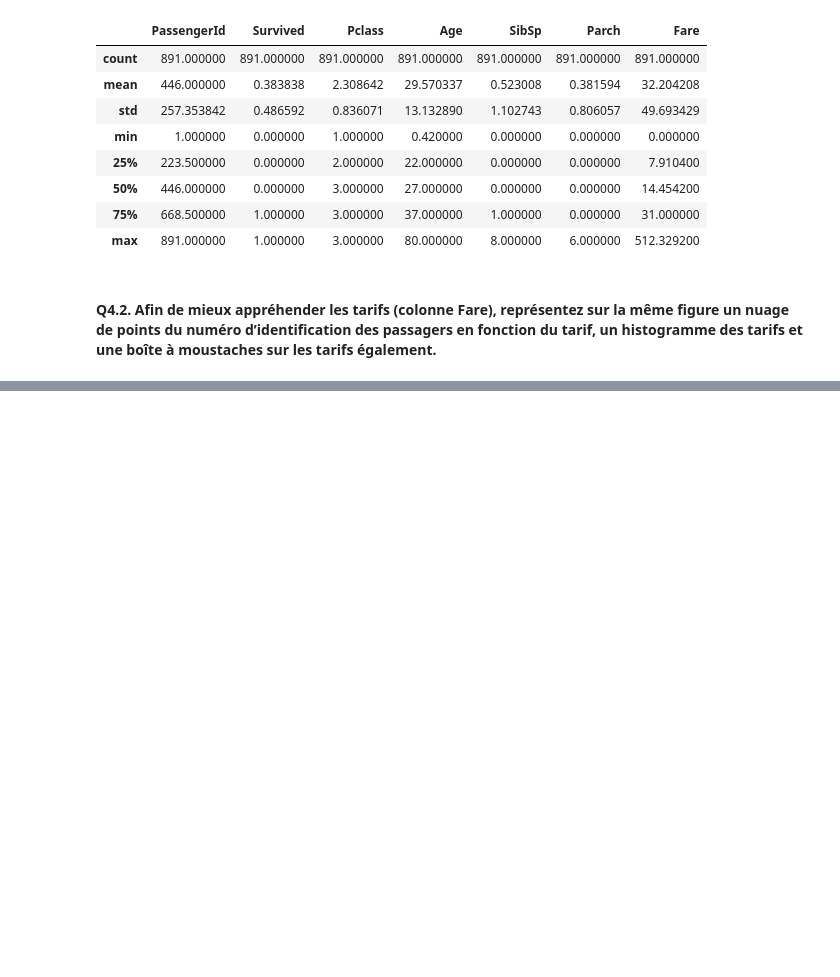
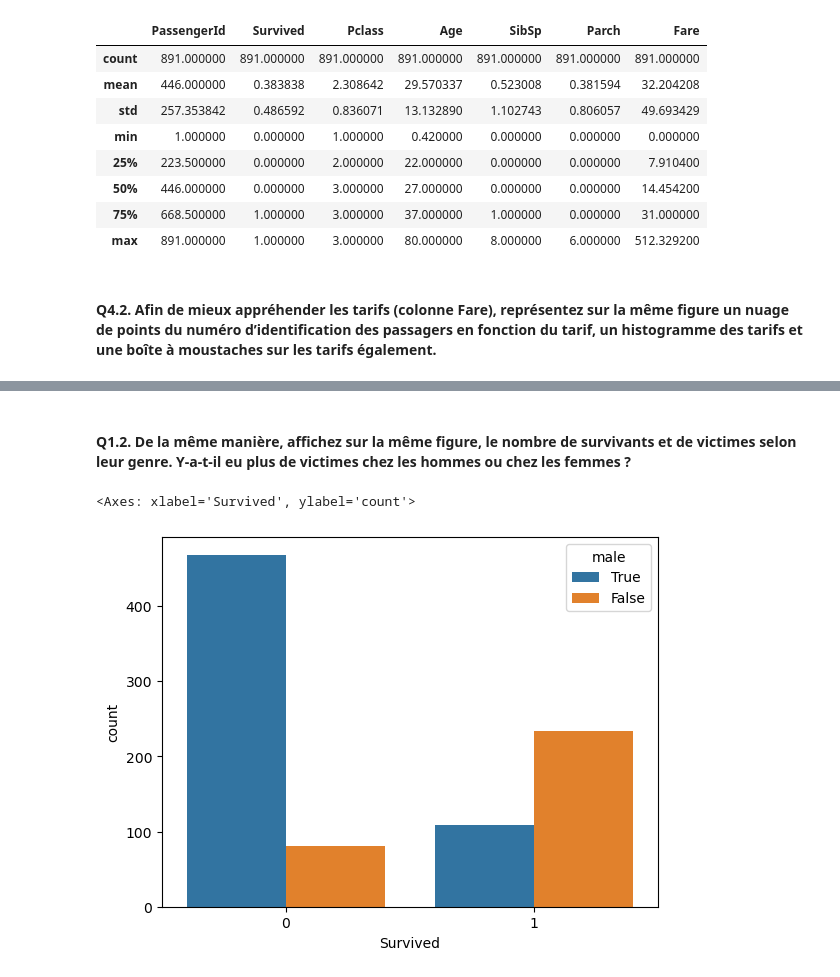
Before and after one commit to AntoineHazebrouck/modelisation-mathematique, a Jupyter notebook: tp6/tp6.ipynb, the cells around one changed output, grey strips where cells are left out. Drawn from its saved outputs; the diff is of its cells as text; code cells hidden in the pictures; blank space fills up the shorter version.

```diff
--- a/tp6/tp6.ipynb
+++ b/tp6/tp6.ipynb
@@ -633,0 +645,7 @@ ValueError: figure size must be positive finite not (30, -1)
+# %% [markdown]
+#### Q1.2. De la même manière, affichez sur la même figure, le nombre de survivants et de victimes selon leur genre. Y-a-t-il eu plus de victimes chez les hommes ou chez les femmes ?
+# %%
+sns.countplot(x=titanic_numeric['Survived'], hue=titanic_numeric['male'].astype('str'))
+# %% [output]
+<Axes: xlabel='Survived', ylabel='count'>
+[figure, added]
```
Also changed, not shown: parts of 31 cells of this notebook.
